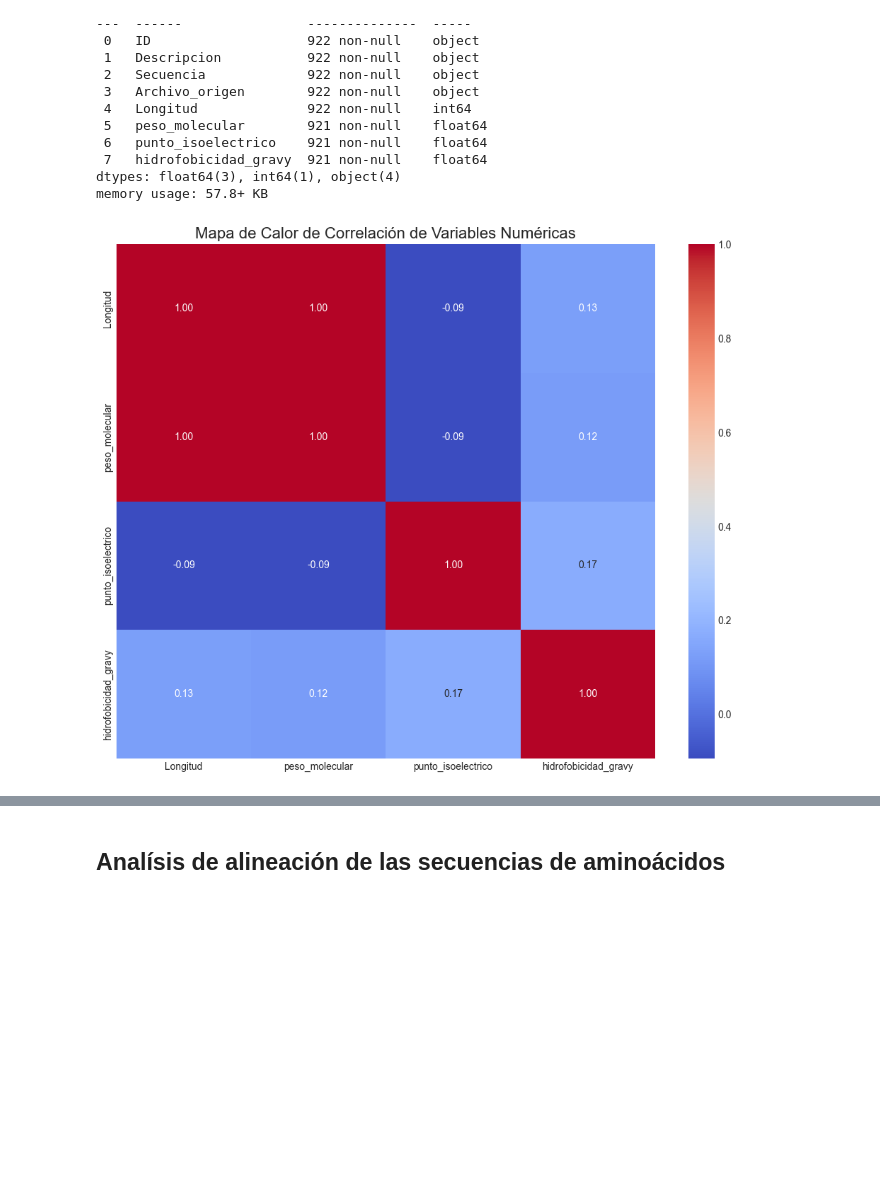
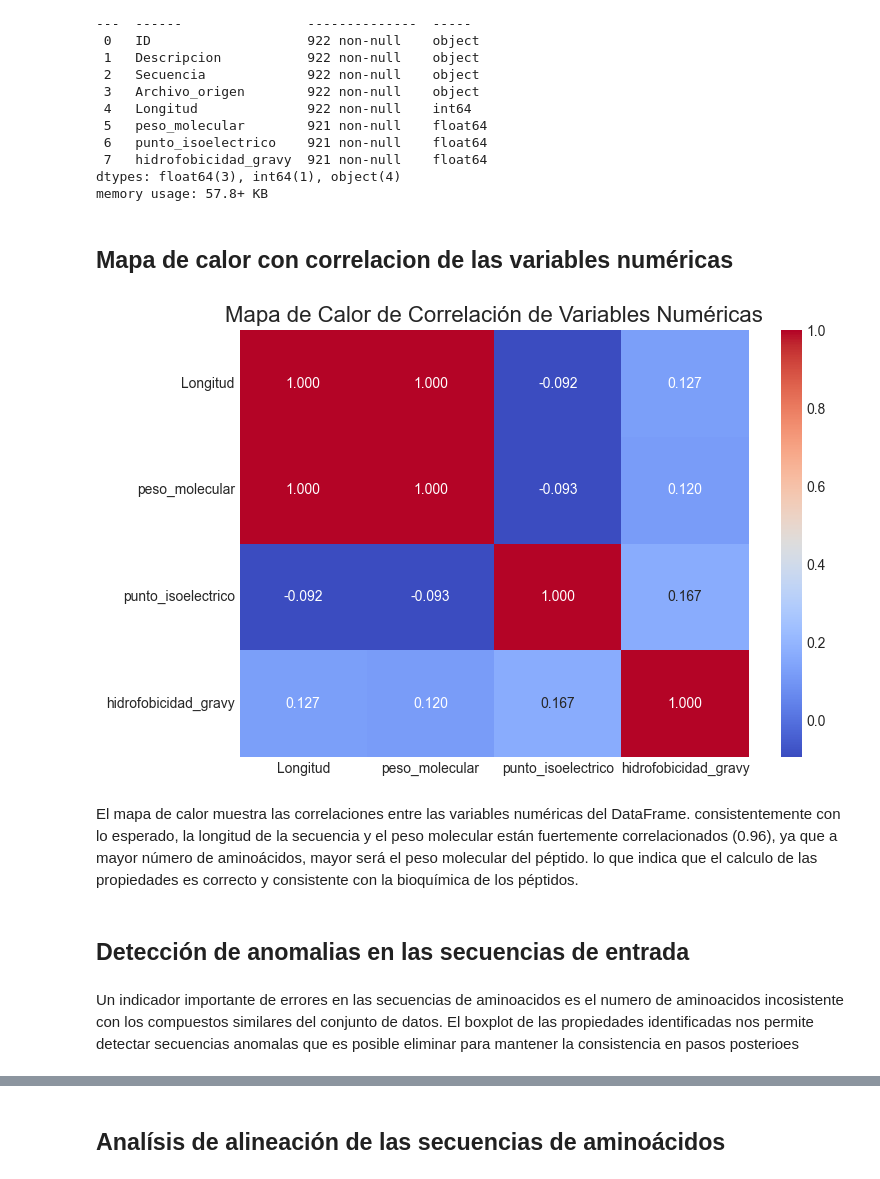
Before and after one commit to Julio21-ai/glp-1_drug_discovery, a Jupyter notebook: notebooks/Avance 1.ipynb, the cells around one changed output, grey strips where cells are left out. Saved outputs shown, nothing was run; the diff lists cells and outputs as text; code cells hidden in the pictures; blank space fills up the shorter version.

```diff
--- a/notebooks/Avance 1.ipynb
+++ b/notebooks/Avance 1.ipynb
@@ -89,0 +113,2 @@ https://blast.ncbi.nlm.nih.gov/Blast.cgi?PAGE_TYPE=BlastSearch&USER_FORMAT_DEFAU
+# %%
+aphaFold = directorio_base / 'aphaFoldSimilarToGLP1.csv'
@@ -578,26 +755,36 @@ Data columns (total 8 columns):
  7   hidrofobicidad_gravy  921 non-null    float64
 dtypes: float64(3), int64(1), object(4)
 memory usage: 57.8+ KB
+# %% [markdown]
+## Mapa de calor con correlacion de las variables numéricas
 # %%
 
 # solo las columnas numéricas para la correlación
 columnas_numericas = ['Longitud', 'peso_molecular', 'punto_isoelectrico', 'hidrofobicidad_gravy']
 df_numerico = df_analisis[columnas_numericas]
 
 # Calcular la matriz de correlación
 matriz_correlacion = df_numerico.corr()
 
 # Generar el mapa de calor
-plt.figure(figsize=(10, 8)) # Ajusta el tamaño de la figura si es necesario
+plt.figure(figsize=(8, 5))
 sns.heatmap(matriz_correlacion,
-            annot=True,      # Muestra los valores de correlación en las celdas
-            cmap='coolwarm', # Elige un mapa de color (coolwarm es bueno para correlaciones)
-            fmt=".2f")       # Formatea los números a dos decimales
+            annot=True,
+            cmap='coolwarm',
+            fmt=".3f")
 
-# Añadir un título y mostrar el gráfico
+# título y gráfico
 plt.title('Mapa de Calor de Correlación de Variables Numéricas', fontsize=16)
 plt.tight_layout()
 plt.show()
 # %% [output]
-[figure, old version]
+[figure, new version]
+# %% [markdown]
+El mapa de calor muestra las correlaciones entre las variables numéricas del DataFrame. consistentemente con lo esperado, la longitud de la secuencia y el peso molecular están fuertemente correlacionados (0.96), ya que a mayor número de aminoácidos, mayor será el peso molecular del péptido.
+lo que indica que el calculo de las propiedades es correcto y consistente con la bioquímica de los péptidos.
+# %% [markdown]
+## Detección de anomalias en las secuencias de entrada
+# %% [markdown]
+Un indicador importante de errores en las secuencias de aminoacidos es el numero de aminoacidos incosistente con los compuestos similares del conjunto de datos.
+El boxplot de las propiedades identificadas nos permite detectar secuencias anomalas que es posible eliminar para mantener la consistencia en pasos posterioes
 # %%
```
Also changed, not shown: parts of 114 cells of this notebook, 1 other file.
